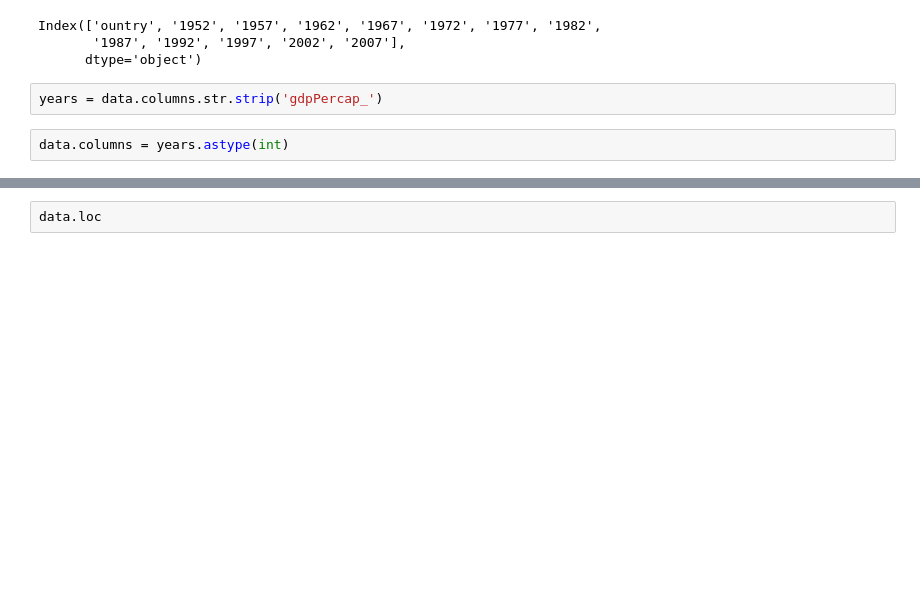
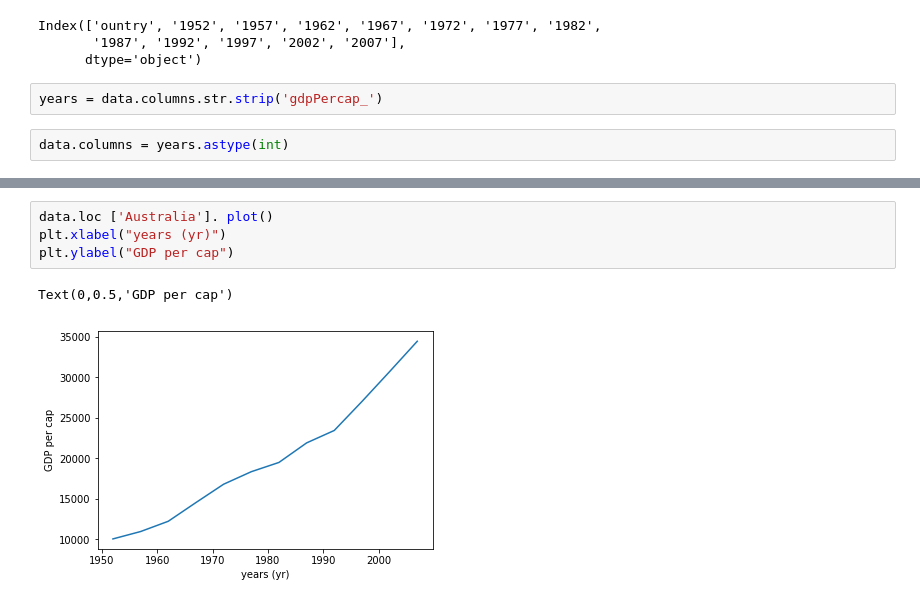
Before and after one commit to xbarros7/Python-Day2, a Jupyter notebook: code/Python_Day2.ipynb, the cells around one changed output, grey strips where cells are left out. Cells and saved outputs as stored; diff of their text form; blank space fills up the shorter version.

Commit message:
added graphs

```diff
--- a/code/Python_Day2.ipynb
+++ b/code/Python_Day2.ipynb
@@ -160,2 +160,7 @@ TypeError: Cannot cast Index to dtype <class 'int'>
-# %%
-data.loc
+# %%
+data.loc ['Australia']. plot()
+plt.xlabel("years (yr)")
+plt.ylabel("GDP per cap")
+# %% [output]
+Text(0,0.5,'GDP per cap')
+[figure, added]
```
Also changed, not shown: parts of 3 cells of this notebook.
